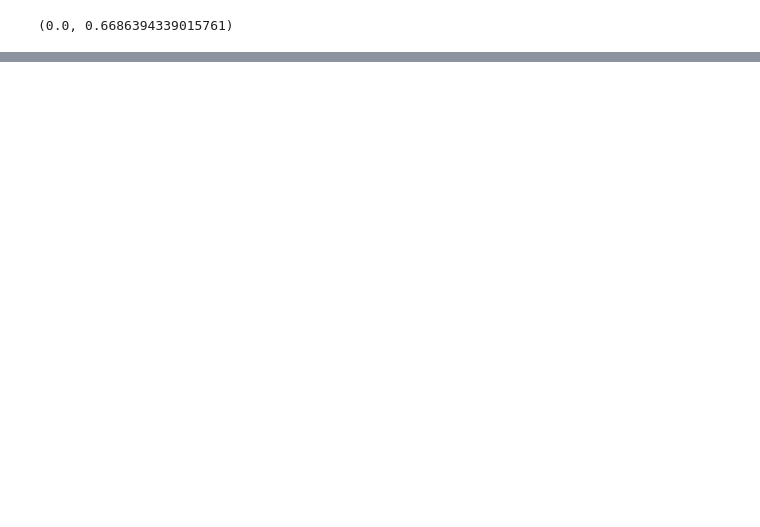
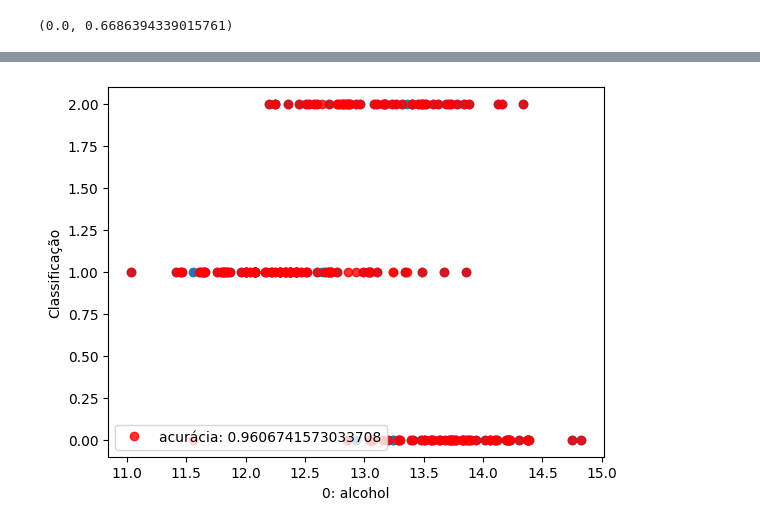
Before and after one commit to frferreira/Ifes-IA, a Jupyter notebook: Classificacao.ipynb, the cells around one changed output, grey strips where cells are left out. Cells and saved outputs as stored; diff of their text form; code cells hidden in the pictures; blank space fills up the shorter version.

```diff
--- a/Classificacao.ipynb
+++ b/Classificacao.ipynb
@@ -133,0 +176,29 @@ TypeError: Labels in y_true and y_pred should be of the same type. Got y_true=['
+# %%
+from sklearn.linear_model import LinearRegression
+from sklearn.metrics import accuracy_score
+import numpy as np
+
+
+class ClassificadorLinear():
+    def __init__(self):
+        self.lrmodel = LinearRegression()
+    def fit(self, X, y):
+        self.lrmodel.fit(X,y)
+    def predict(self, X):
+        ypred = self.lrmodel.predict(X)
+        #ypred = (ypred>0.5).astype(int)
+        ypred = np.rint(ypred)
+        return ypred
+
+plt.xlabel(f"{indice}: {monksprob.feature_names[indice]}")
+plt.ylabel("Classificação")
+plt.scatter(X1, y)
+modelo = ClassificadorLinear()
+modelo.fit(X,y)
+ypred = modelo.predict(X)
+acuracia = accuracy_score(y, ypred)
+plt.plot(X1, ypred, 'ro', label=f"acurácia: {acuracia}", alpha=0.8)
+plt.legend()
+plt.show()
+# %% [output]
+[figure, added]
```
Also changed, not shown: parts of 32 cells of this notebook.
